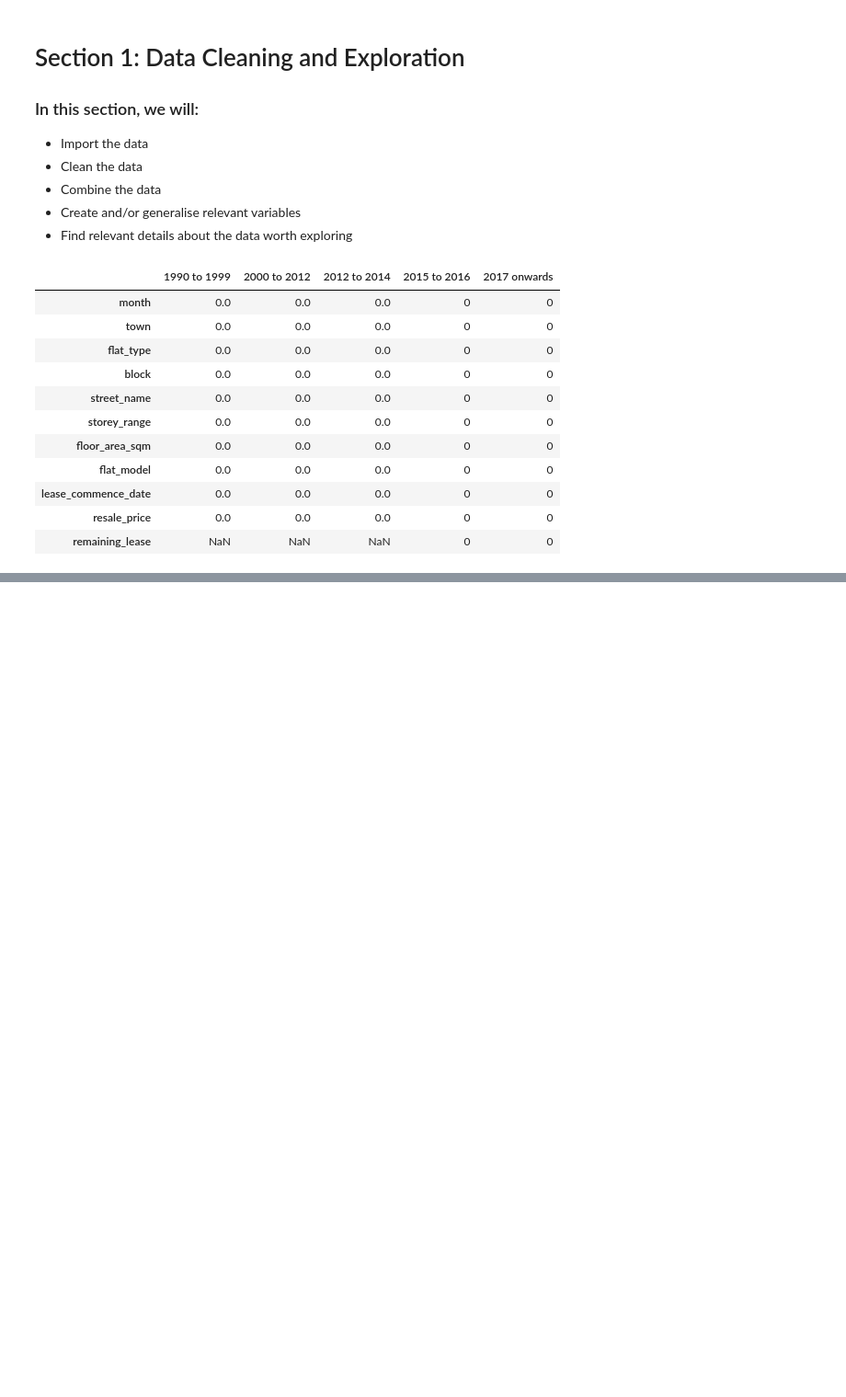
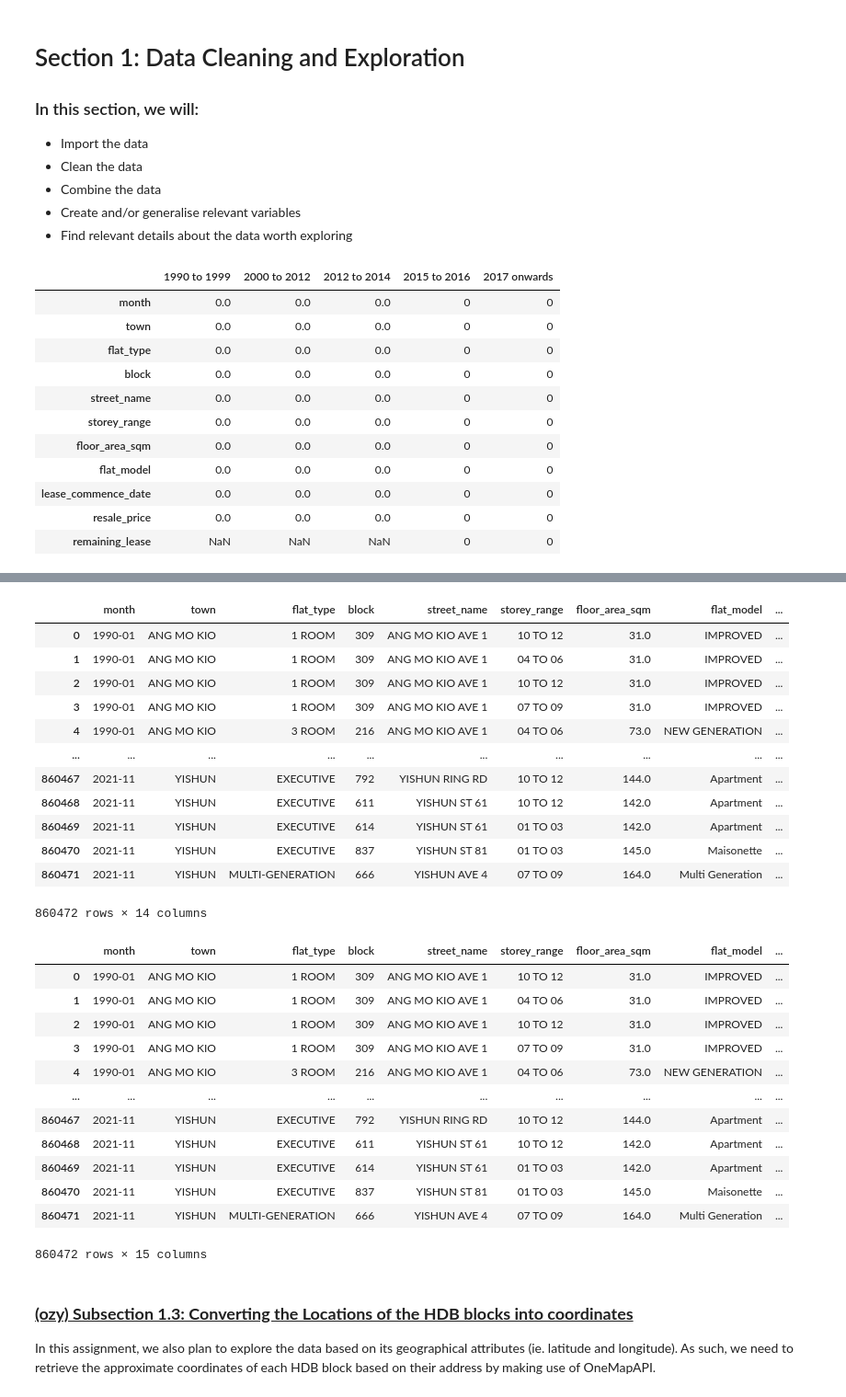
Before and after one commit to coord-geom/cs5131-assignment1, a Jupyter notebook: main.ipynb, the cells around one changed output, grey strips where cells are left out. Shown at 92% size. Cells and saved outputs as stored; diff of their text form; code cells hidden in the pictures; blank space fills up the shorter version.

Commit message:
Co-authored-by: coord-geom <coord-geom@users.noreply.github.com>

```diff
--- a/main.ipynb
+++ b/main.ipynb
@@ -199,0 +248,9 @@ As such, noting that most of the data could only compute the `remaining_lease` t
+# %%
+mask = CPI2019Base.level_1.str.endswith("All Items") == True
+
+CPI2019AllItems = CPI2019Base[mask]
+CPI2019AllItems["month_no"] = (CPI2019AllItems.month.str[5:]).astype(int)
+CPI2019AllItems["year_no"] = (CPI2019AllItems.month.str[:4]).astype(int)
+CPI2019AllItems = CPI2019AllItems.reset_index()
+
+CPI2019AllItems.isnull().sum()
@@ -199,0 +277,8 @@ As such, noting that most of the data could only compute the `remaining_lease` t
+# %%
+currCPI = CPI2019AllItems.value.iloc[-1]
+
+CPI2019AllItems.value = CPI2019AllItems.value.astype("float")
+
+CPI2019AllItems["multiplier"] = float(currCPI) / CPI2019AllItems.value
+
+CPI2019AllItems
@@ -199,0 +299,37 @@ As such, noting that most of the data could only compute the `remaining_lease` t
+# %%
+CPI2019AllItems = CPI2019AllItems[["month","multiplier"]]
+flatPriceCollated = pd.merge(flatPriceCollated,CPI2019AllItems,on="month", how="outer")
+flatPriceCollated.dropna(inplace= True)
+flatPriceCollated["resale_price_adjusted"] = flatPriceCollated.resale_price * flatPriceCollated.multiplier
+flatPriceCollated
+# %% [output]
+|  | month | town | flat_type | block | street_name | storey_range | floor_area_sqm | flat_model | ... |
+| 0 | 1990-01 | ANG MO KIO | 1 ROOM | 309 | ANG MO KIO AVE 1 | 10 TO 12 | 31.0 | IMPROVED | ... |
+| 1 | 1990-01 | ANG MO KIO | 1 ROOM | 309 | ANG MO KIO AVE 1 | 04 TO 06 | 31.0 | IMPROVED | ... |
+| 2 | 1990-01 | ANG MO KIO | 1 ROOM | 309 | ANG MO KIO AVE 1 | 10 TO 12 | 31.0 | IMPROVED | ... |
+| 3 | 1990-01 | ANG MO KIO | 1 ROOM | 309 | ANG MO KIO AVE 1 | 07 TO 09 | 31.0 | IMPROVED | ... |
+| 4 | 1990-01 | ANG MO KIO | 3 ROOM | 216 | ANG MO KIO AVE 1 | 04 TO 06 | 73.0 | NEW GENERATION | ... |
+| ... | ... | ... | ... | ... | ... | ... | ... | ... | ... |
+| 860467 | 2021-11 | YISHUN | EXECUTIVE | 792 | YISHUN RING RD | 10 TO 12 | 144.0 | Apartment | ... |
+| 860468 | 2021-11 | YISHUN | EXECUTIVE | 611 | YISHUN ST 61 | 10 TO 12 | 142.0 | Apartment | ... |
+| 860469 | 2021-11 | YISHUN | EXECUTIVE | 614 | YISHUN ST 61 | 01 TO 03 | 142.0 | Apartment | ... |
+| 860470 | 2021-11 | YISHUN | EXECUTIVE | 837 | YISHUN ST 81 | 01 TO 03 | 145.0 | Maisonette | ... |
+| 860471 | 2021-11 | YISHUN | MULTI-GENERATION | 666 | YISHUN AVE 4 | 07 TO 09 | 164.0 | Multi Generation | ... |
+860472 rows × 14 columns
+|  | month | town | flat_type | block | street_name | storey_range | floor_area_sqm | flat_model | ... |
+| 0 | 1990-01 | ANG MO KIO | 1 ROOM | 309 | ANG MO KIO AVE 1 | 10 TO 12 | 31.0 | IMPROVED | ... |
+| 1 | 1990-01 | ANG MO KIO | 1 ROOM | 309 | ANG MO KIO AVE 1 | 04 TO 06 | 31.0 | IMPROVED | ... |
+| 2 | 1990-01 | ANG MO KIO | 1 ROOM | 309 | ANG MO KIO AVE 1 | 10 TO 12 | 31.0 | IMPROVED | ... |
+| 3 | 1990-01 | ANG MO KIO | 1 ROOM | 309 | ANG MO KIO AVE 1 | 07 TO 09 | 31.0 | IMPROVED | ... |
+| 4 | 1990-01 | ANG MO KIO | 3 ROOM | 216 | ANG MO KIO AVE 1 | 04 TO 06 | 73.0 | NEW GENERATION | ... |
+| ... | ... | ... | ... | ... | ... | ... | ... | ... | ... |
+| 860467 | 2021-11 | YISHUN | EXECUTIVE | 792 | YISHUN RING RD | 10 TO 12 | 144.0 | Apartment | ... |
+| 860468 | 2021-11 | YISHUN | EXECUTIVE | 611 | YISHUN ST 61 | 10 TO 12 | 142.0 | Apartment | ... |
+| 860469 | 2021-11 | YISHUN | EXECUTIVE | 614 | YISHUN ST 61 | 01 TO 03 | 142.0 | Apartment | ... |
+| 860470 | 2021-11 | YISHUN | EXECUTIVE | 837 | YISHUN ST 81 | 01 TO 03 | 145.0 | Maisonette | ... |
+| 860471 | 2021-11 | YISHUN | MULTI-GENERATION | 666 | YISHUN AVE 4 | 07 TO 09 | 164.0 | Multi Generation | ... |
+860472 rows × 15 columns
+# %% [markdown]
+### **<u>(ozy) Subsection 1.3: Converting the Locations of the HDB blocks into coordinates</u>**
+
+In this assignment, we also plan to explore the data based on its geographical attributes (ie. latitude and longitude). As such, we need to retrieve the approximate coordinates of each HDB block based on their address by making use of OneMapAPI.
```
Also changed, not shown: parts of 18 cells of this notebook, 1 other file.
